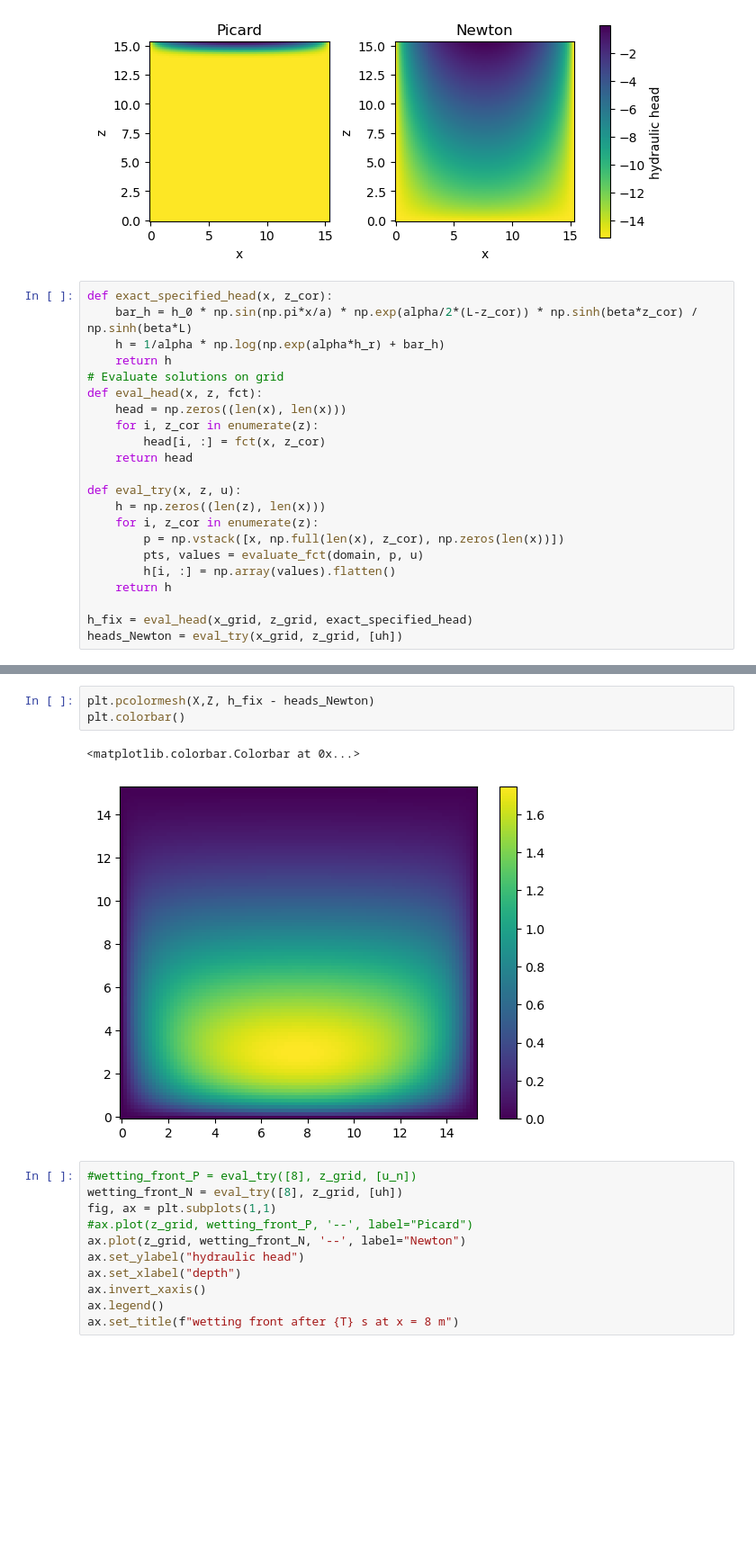
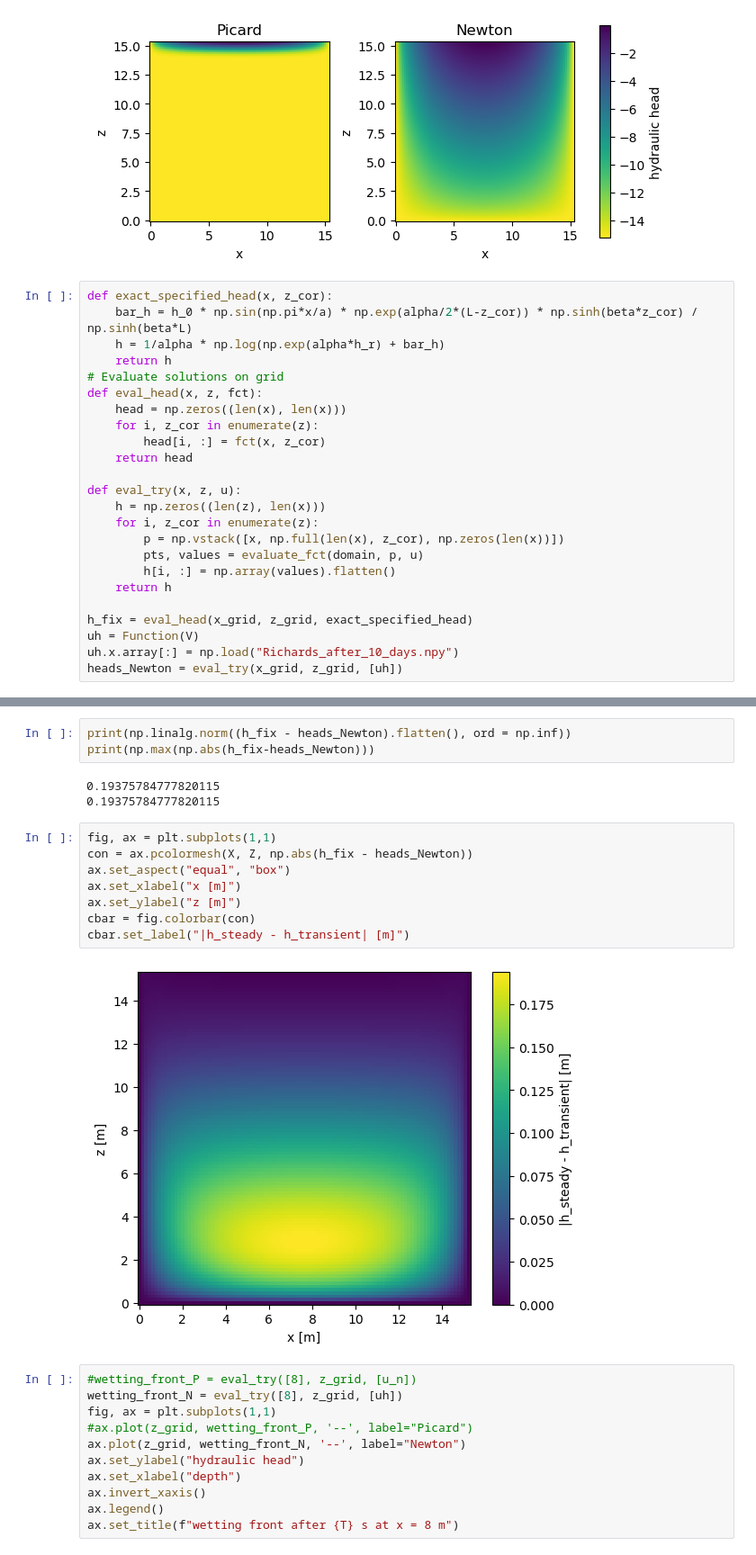
Before and after one commit to lannika-ut/ScientificPractice, a Jupyter notebook: FiniteElements/Richards_transient_Gardner.ipynb, the cells around one changed output, grey strips where cells are left out. Shown at 90% size. Saved outputs shown, nothing was run; the diff lists cells and outputs as text; blank space fills up the shorter version.

```diff
--- a/FiniteElements/Richards_transient_Gardner.ipynb
+++ b/FiniteElements/Richards_transient_Gardner.ipynb
@@ -375,6 +375,8 @@ def eval_try(x, z, u):
     return h
 
 h_fix = eval_head(x_grid, z_grid, exact_specified_head)
+uh = Function(V)
+uh.x.array[:] = np.load("Richards_after_10_days.npy")
 heads_Newton = eval_try(x_grid, z_grid, [uh])
 # %%
 vmin = np.min([h_fix, heads_Newton])
@@ -419,9 +421,19 @@ ax[1].clabel(con2, fmt="%1.1f m")
+# %%
+print(np.linalg.norm((h_fix - heads_Newton).flatten(), ord = np.inf))
+print(np.max(np.abs(h_fix-heads_Newton)))
+# %% [output]
+0.19375784777820115
+0.19375784777820115
 # %%
-plt.pcolormesh(X,Z, h_fix - heads_Newton)
-plt.colorbar()
+fig, ax = plt.subplots(1,1)
+con = ax.pcolormesh(X, Z, np.abs(h_fix - heads_Newton))
+ax.set_aspect("equal", "box")
+ax.set_xlabel("x [m]")
+ax.set_ylabel("z [m]")
+cbar = fig.colorbar(con)
+cbar.set_label("|h_steady - h_transient| [m]")
 # %% [output]
-<matplotlib.colorbar.Colorbar at 0x...>
-[figure, old version]
+[figure, new version]
 # %%
 #wetting_front_P = eval_try([8], z_grid, [u_n])
 wetting_front_N = eval_try([8], z_grid, [uh])
```
Also changed, not shown: parts of 3 cells of this notebook, 4 other files.
